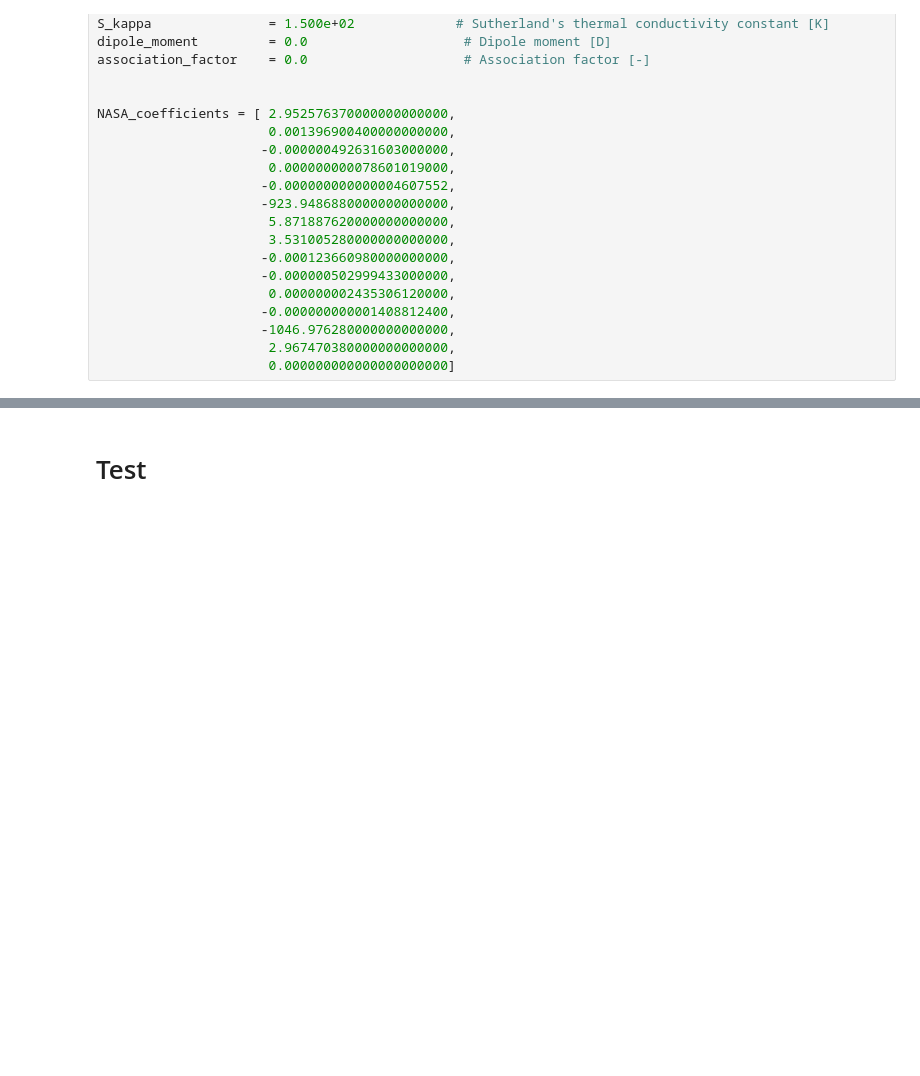
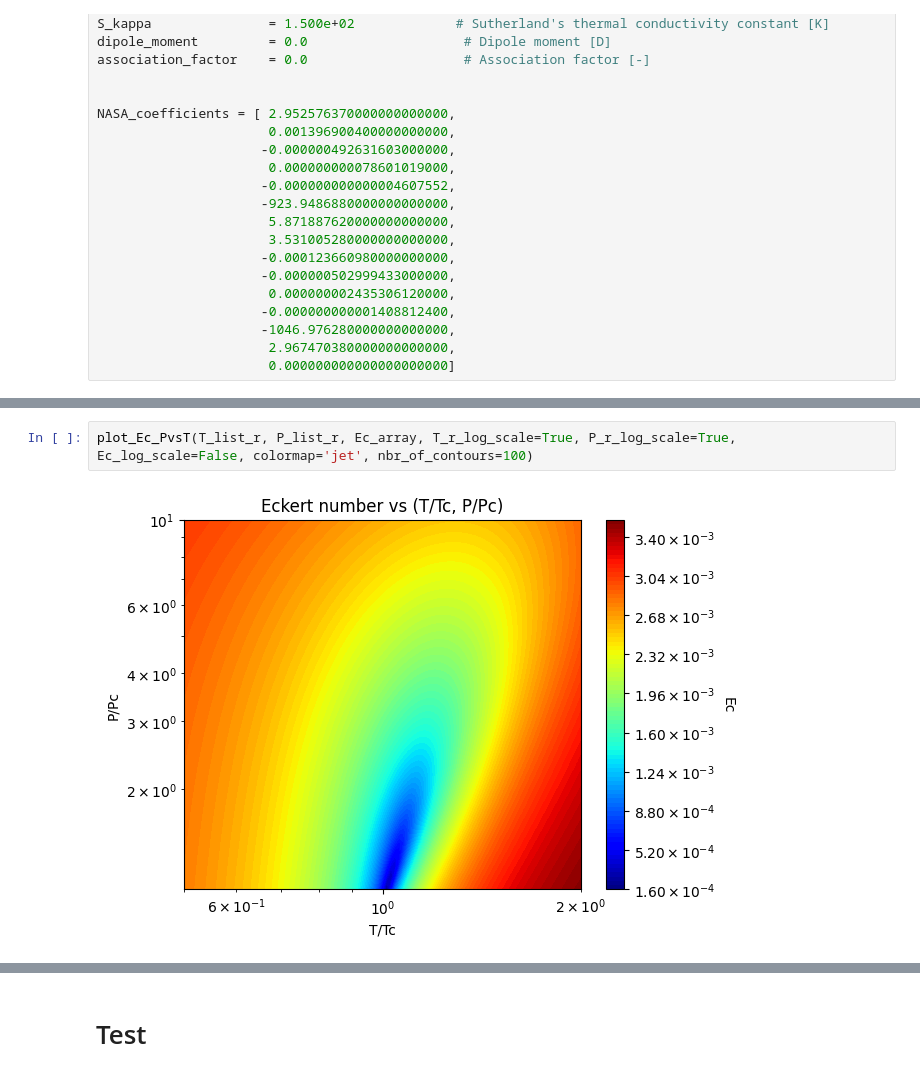
Before and after one commit to henri-avec-un-i/UPC_internship, a Jupyter notebook: caracterisation_of_turbulent_scales_dimensionless.ipynb, the cells around one changed output, grey strips where cells are left out. Saved outputs shown, nothing was run; the diff lists cells and outputs as text; blank space fills up the shorter version.

```diff
--- a/caracterisation_of_turbulent_scales_dimensionless.ipynb
+++ b/caracterisation_of_turbulent_scales_dimensionless.ipynb
@@ -1199,0 +1430,4 @@ class PengRobinsonModel(BaseThermodynamicModel)
+# %%
+plot_Ec_PvsT(T_list_r, P_list_r, Ec_array, T_r_log_scale=True, P_r_log_scale=True, Ec_log_scale=False, colormap='jet', nbr_of_contours=100)
+# %% [output]
+[figure, added]
```
Also changed, not shown: parts of 19 cells of this notebook.
